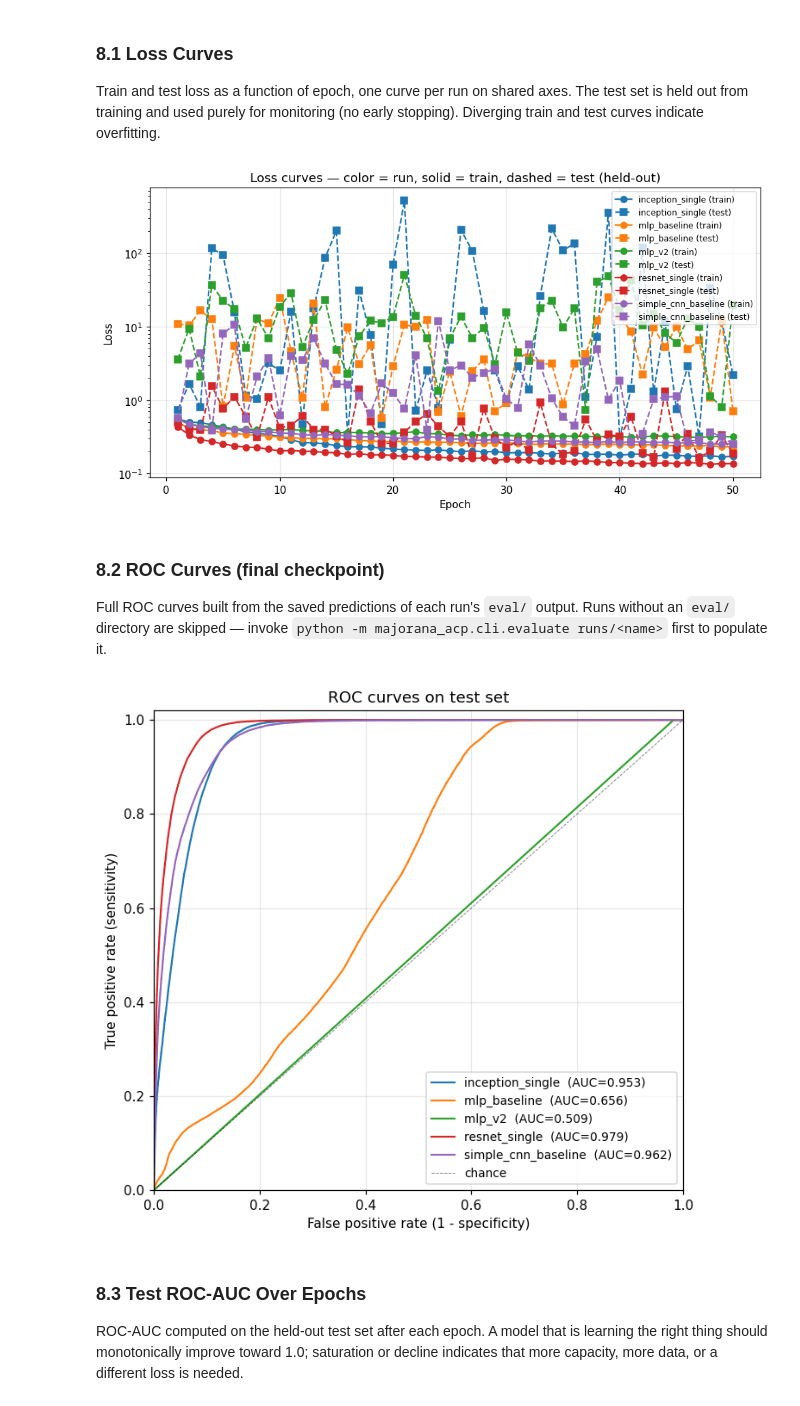
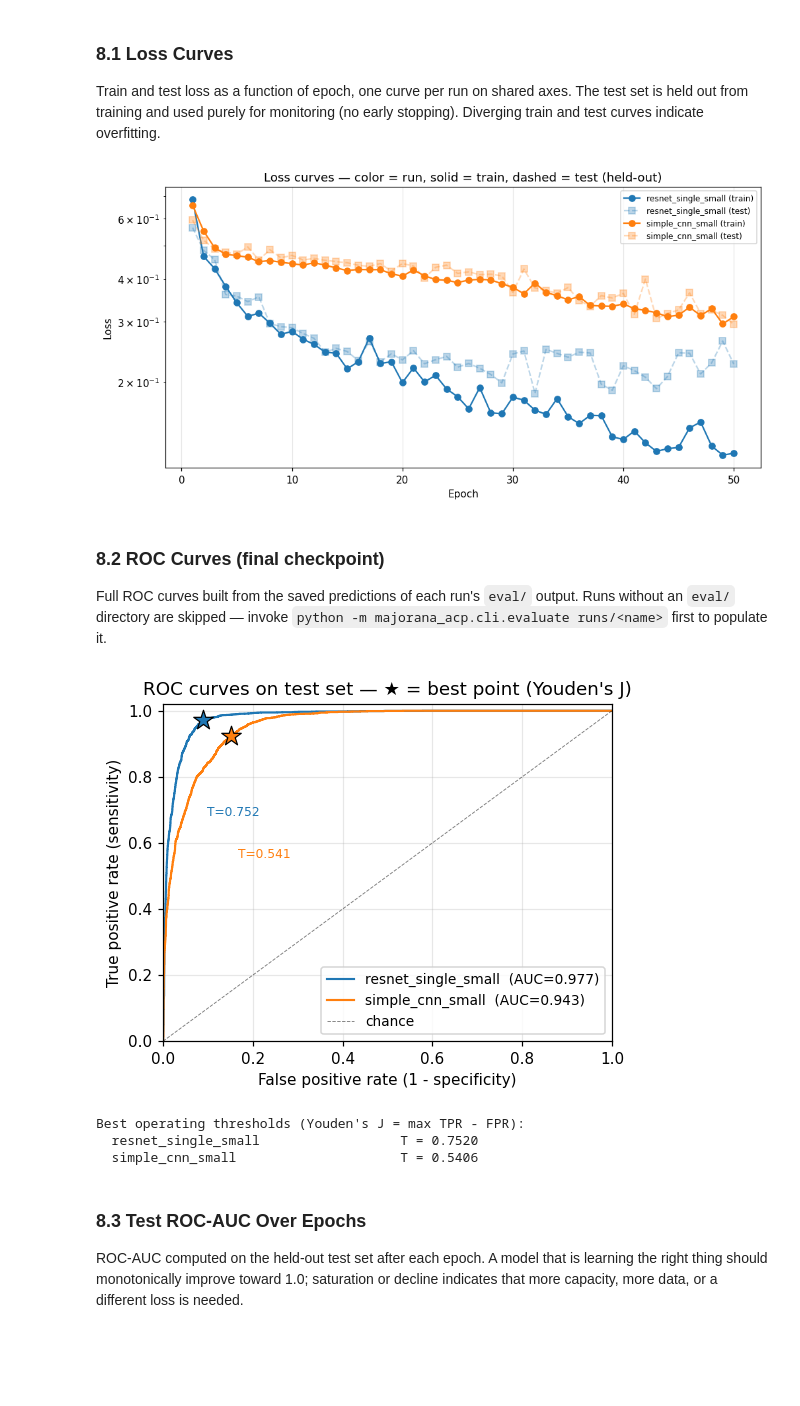
Before and after one commit to Galileo-Sandbox/MAJORANA_ACP, a Jupyter notebook: notebooks/data_visualization.ipynb, the cells around one changed output. Drawn from its saved outputs; the diff is of its cells as text; code cells hidden in the pictures; blank space fills up the shorter version.

```diff
--- a/notebooks/data_visualization.ipynb
+++ b/notebooks/data_visualization.ipynb
@@ -313,7 +323,7 @@ continuum sit lower.
 Vertical error bars are the binomial standard error
 `sqrt(p*(1-p)/N)`. Bins with few events are visibly noisier.
 # %%
-e_bins = np.arange(0, 3000, 50)
+e_bins = np.arange(1500, 2800, 5)
 e_centers = 0.5 * (e_bins[:-1] + e_bins[1:])
 
 total, _ = np.histogram(energy, bins=e_bins)
@@ -329,7 +339,7 @@ err = np.where(total > 0,
                0.0)
 
 fig, (ax_top, ax_bot) = plt.subplots(
-    2, 1, figsize=(10, 5.5), sharex=True,
+    2, 1, figsize=(15, 5.5), sharex=True,
     gridspec_kw={"height_ratios": [3, 1]},
 )
 
@@ -341,6 +351,9 @@ ax_top.set_ylim(0, 1.05)
 ax_top.set_title(f"low_avse acceptance vs energy — {sample_file.name}")
 ax_top.grid(True, alpha=0.3)
 
+for name, center in PEAK_MARKERS:
+    ax_top.axvspan(center - 5, center + 5, color="red",alpha=0.2)
+
 ax_bot.bar(e_centers, total, width=np.diff(e_bins),
            color="lightgray", edgecolor="gray", lw=0.4)
 ax_bot.set_yscale("log")
@@ -515,7 +528,7 @@ else:
 # - ["full_data_configs"]                     : just the full-data runs
 # - ["full_data_configs", "small_data_configs"]  : combine groups
 # Loose top-level runs (no subfolder) match the empty-string group "".
-GROUPS: list[str] | None = ["full_data_configs"]
+GROUPS: list[str] | None = ["small_data_configs"]
 
 print(f"RUNS_DIR = {RUNS_DIR}")
 print(f"GROUPS   = {GROUPS}")
@@ -614,7 +625,7 @@ else:
         )
         ax.plot(
             epochs, test_loss, marker="s", linestyle="--",
-            color=color, label=f"{r['name']} (test)",
+            color=color, label=f"{r['name']} (test)", alpha=0.3,
         )
     ax.set_xlabel("Epoch")
     ax.set_ylabel("Loss")
@@ -625,7 +636,7 @@ else:
     ax.set_yscale("log")
     plt.show()
 # %% [output]
-[figure, old version]
+[figure, new version]
 # %% [markdown]
 ### 8.2 ROC Curves (final checkpoint)
 
@@ -640,41 +651,75 @@ def _load_predictions(run_dir: Path) -> dict | None:
     if not pred_path.is_file():
         return None
     with h5py.File(pred_path, "r") as f:
-        return {"score": f["score"][:], "label": f["label"][:].astype(bool)}
+        return {
+            "score": f["score"][:],
+            "label": f["label"][:].astype(bool),
+            "energy": f["energy"][:],
+        }
 
 
 eval_runs = []
 for r in runs:
     preds = _load_predictions(r["run_dir"])
     if preds is not None:
         eval_runs.append((r, preds))
 
+# Best-threshold dict shared with downstream cells (§8.4b' overlay plot).
+# Keyed by run name -> threshold value chosen by Youden's J = TPR - FPR.
+best_thresholds: dict[str, float] = {}
+
 if not eval_runs:
     print("No runs have eval/predictions.h5 yet — run "
           "`python -m majorana_acp.cli.evaluate runs/<name>` first.")
 else:
-    fig, ax = plt.subplots(figsize=(6.5, 6.0))
-    for r, preds in eval_runs:
+    fig, ax = plt.subplots(figsize=(5, 4))
+    for i, (r, preds) in enumerate(eval_runs):
         labels = preds["label"]
         scores = preds["score"]
         if labels.sum() == 0 or labels.sum() == len(labels):
             continue  # single-class — ROC undefined
-        fpr, tpr, _ = sk_roc_curve(labels, scores)
+        fpr, tpr, thresholds = sk_roc_curve(labels, scores)
         auc = r["history"][-1]["test_roc_auc"] if r["history"] else None
         label = f"{r['name']}  (AUC={auc:.3f})" if auc is not None else r["name"]
-        ax.plot(fpr, tpr, lw=1.4, label=label)
+        line, = ax.plot(fpr, tpr, lw=1.4, label=label)
+
+        # Youden's J (= TPR - FPR) picks the point furthest above the
+        # chance diagonal — the standard "best operating point" choice
+        # when the cost of FP and FN is roughly symmetric.
+        j_idx = int(np.argmax(tpr - fpr))
+        best_t = float(thresholds[j_idx])
+        best_thresholds[r["name"]] = best_t
+        ax.scatter(
+            fpr[j_idx], tpr[j_idx], s=180, marker="*",
+            color=line.get_color(), edgecolor="black", linewidth=0.8,
+            zorder=5,
+        )
+        ax.annotate(
+            f"T={best_t:.3f}",
+            xy=(1.1 * fpr[j_idx], 0.7 * tpr[j_idx] - 0.1 * i),
+            xytext=(1.1 * fpr[j_idx], 0.7 * tpr[j_idx] + i), textcoords="offset points",
+            fontsize=8, color=line.get_color(),
+        )
+
     ax.plot([0, 1], [0, 1], "k--", lw=0.6, alpha=0.5, label="chance")
     ax.set_xlabel("False positive rate (1 - specificity)")
     ax.set_ylabel("True positive rate (sensitivity)")
-    ax.set_title("ROC curves on test set")
+    ax.set_title("ROC curves on test set — ★ = best point (Youden's J)")
     ax.set_xlim(0, 1)
     ax.set_ylim(0, 1.02)
     ax.legend(loc="lower right", fontsize=9)
     ax.grid(alpha=0.3)
     fig.tight_layout()
     plt.show()
+
+    print("Best operating thresholds (Youden's J = max TPR - FPR):")
+    for name, t in best_thresholds.items():
+        print(f"  {name:35s}  T = {t:.4f}")
 # %% [output]
-[figure, old version]
+[figure, new version]
+Best operating thresholds (Youden's J = max TPR - FPR):
+  resnet_single_small                  T = 0.7520
+  simple_cnn_small                     T = 0.5406
 # %% [markdown]
 ### 8.3 Test ROC-AUC Over Epochs
 
```
Also changed, not shown: parts of 20 cells of this notebook, 13 other files.
